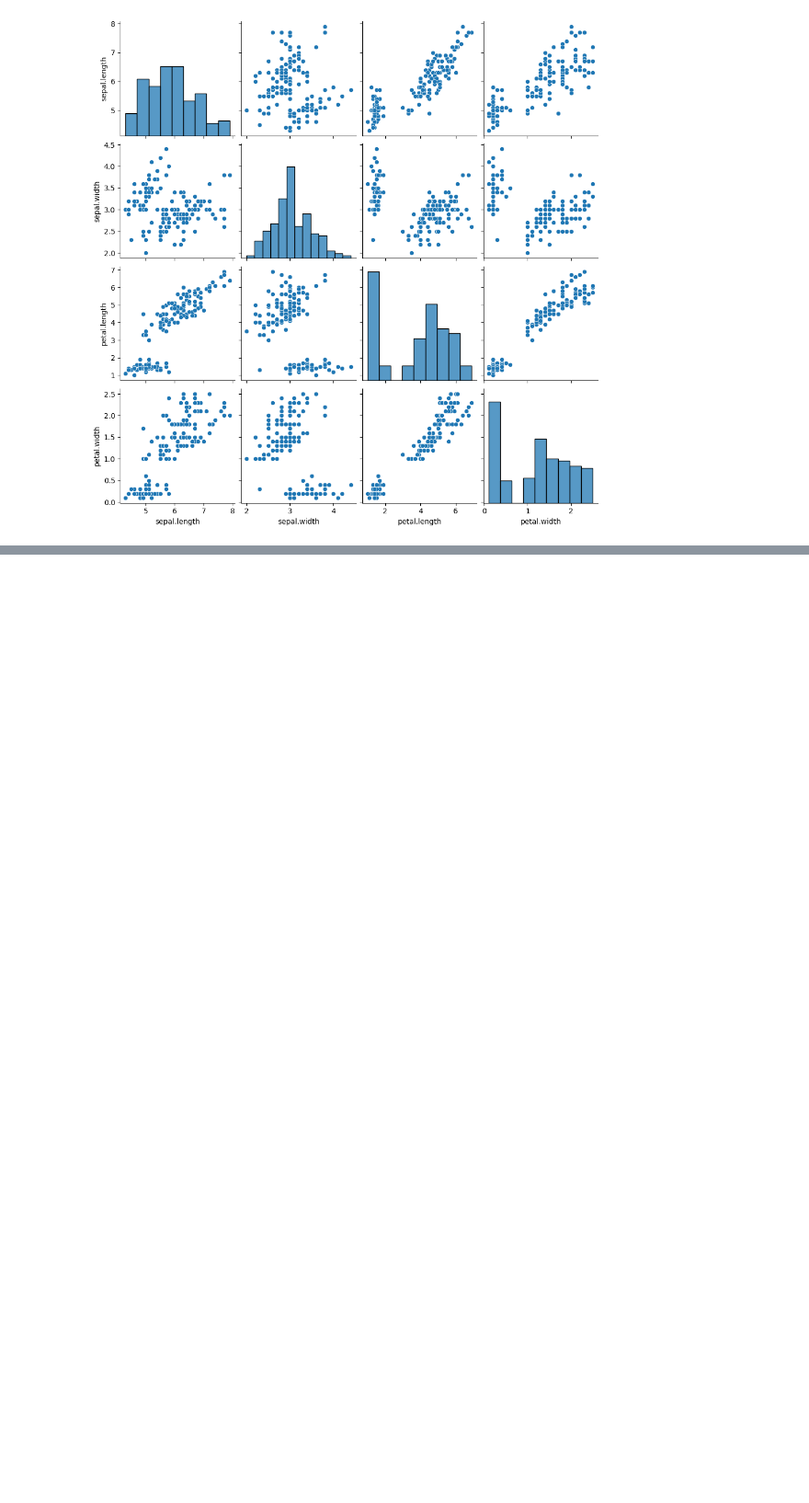
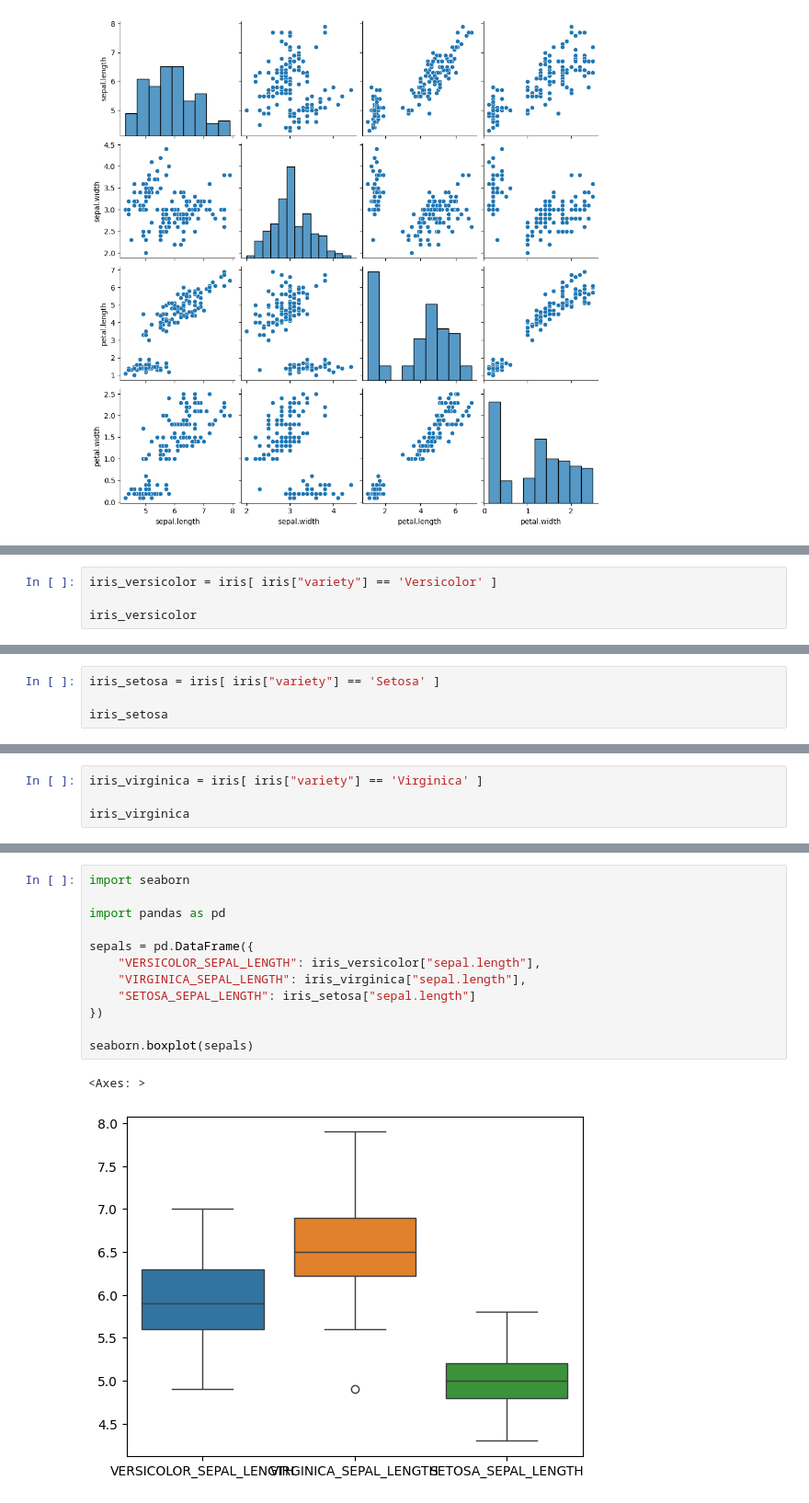
Before and after one commit to dragonnomada/thincrs-machine-learning-2023-oct, a Jupyter notebook: c102.3_caso_estudio_iris.ipynb, the cells around one changed output, grey strips where cells are left out. Shown at 92% size. Saved outputs shown, nothing was run; the diff lists cells and outputs as text; blank space fills up the shorter version.

```diff
--- a/c102.3_caso_estudio_iris.ipynb
+++ b/c102.3_caso_estudio_iris.ipynb
@@ -206,0 +255,4 @@ plt.show()
+# %%
+iris_versicolor = iris[ iris["variety"] == 'Versicolor' ]
+
+iris_versicolor
@@ -206,0 +277,4 @@ plt.show()
+# %%
+iris_setosa = iris[ iris["variety"] == 'Setosa' ]
+
+iris_setosa
@@ -206,0 +299,4 @@ plt.show()
+# %%
+iris_virginica = iris[ iris["variety"] == 'Virginica' ]
+
+iris_virginica
@@ -206,0 +321,15 @@ plt.show()
+# %%
+import seaborn
+
+import pandas as pd
+
+sepals = pd.DataFrame({
+    "VERSICOLOR_SEPAL_LENGTH": iris_versicolor["sepal.length"],
+    "VIRGINICA_SEPAL_LENGTH": iris_virginica["sepal.length"],
+    "SETOSA_SEPAL_LENGTH": iris_setosa["sepal.length"]
+})
+
+seaborn.boxplot(sepals)
+# %% [output]
+<Axes: >
+[figure, added]
```
Also changed, not shown: parts of 46 cells of this notebook.
